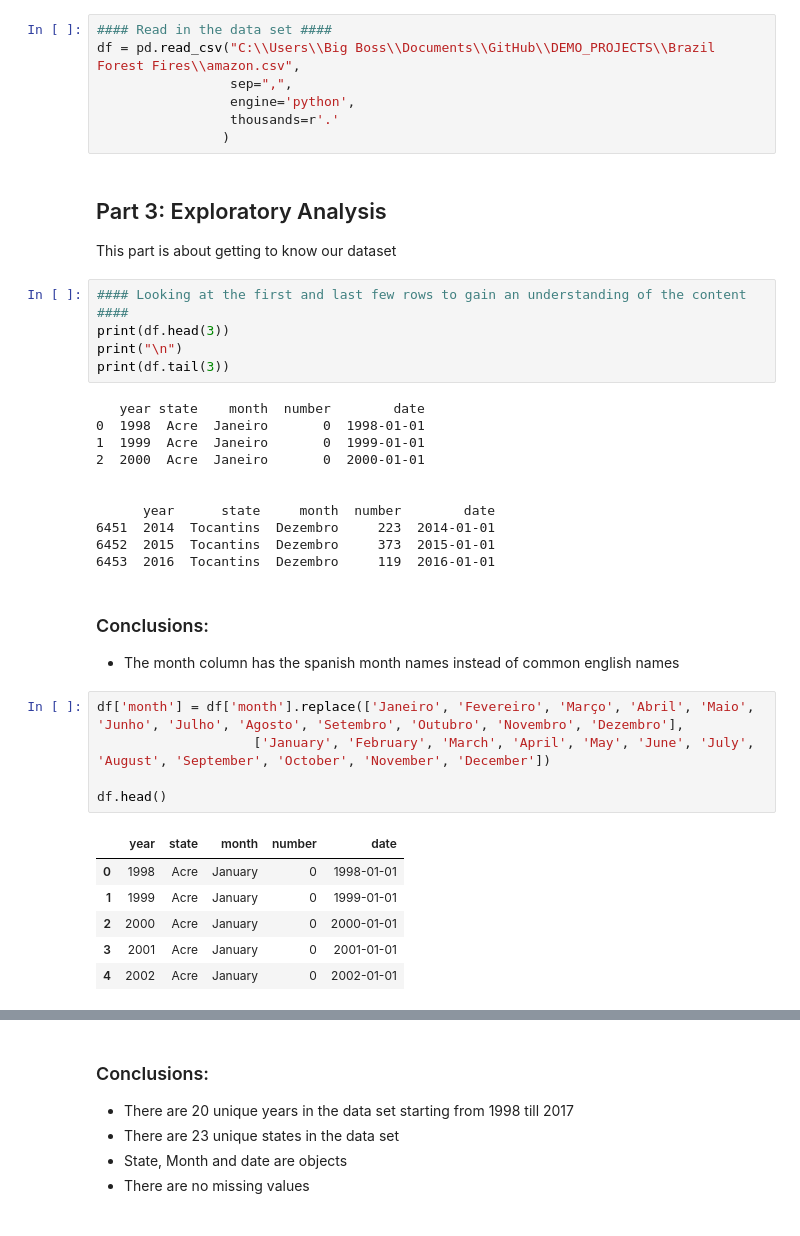
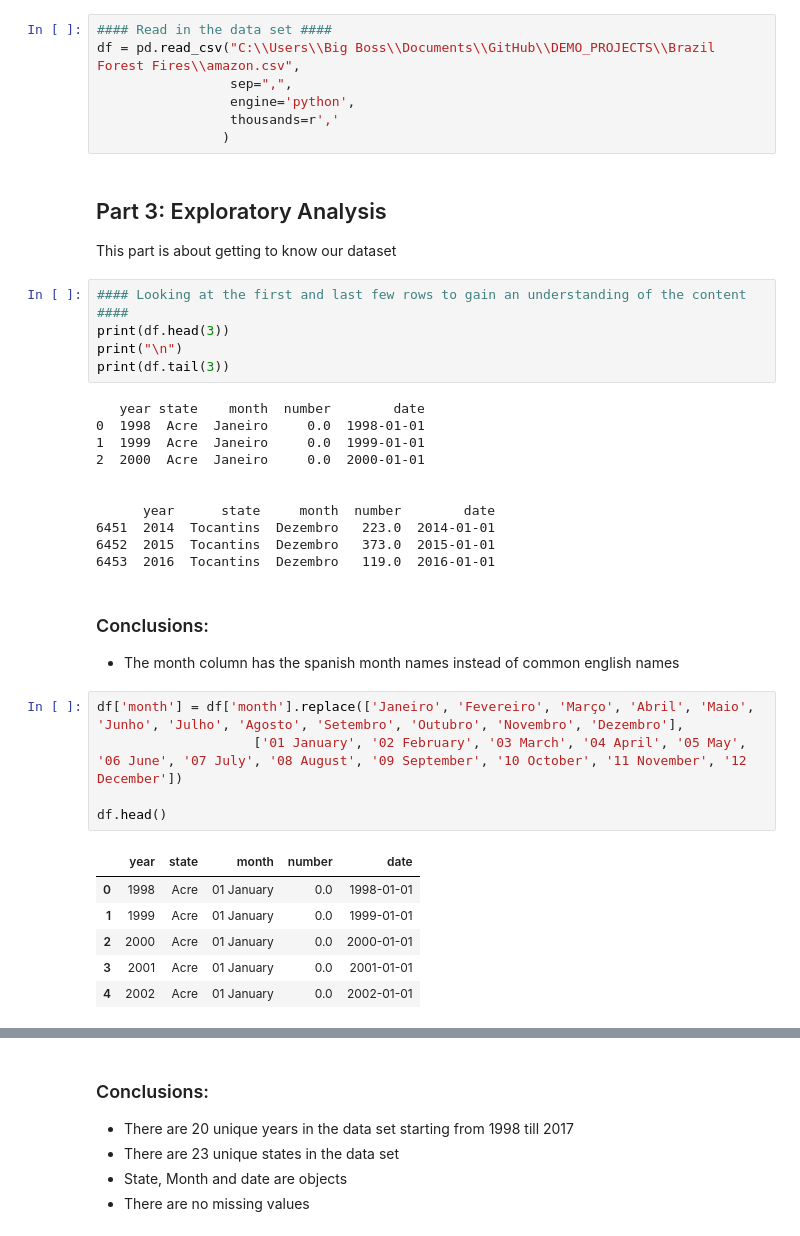
Before and after one commit to Bramvans/DEMO_PROJECTS, a Jupyter notebook: Brazil Forest Fires/Brazil Forest Fires Analysis.ipynb, the cells around one changed output, grey strips where cells are left out. Saved outputs shown, nothing was run; the diff lists cells and outputs as text.

```diff
--- a/Brazil Forest Fires/Brazil Forest Fires Analysis.ipynb
+++ b/Brazil Forest Fires/Brazil Forest Fires Analysis.ipynb
@@ -42,7 +42,7 @@ alpha = 0.05
 df = pd.read_csv("C:\\Users\\Big Boss\\Documents\\GitHub\\DEMO_PROJECTS\\Brazil Forest Fires\\amazon.csv",
                  sep=",",
                  engine='python',
-                 thousands=r'.'
+                 thousands=r','
                 )
 # %% [markdown]
 ## Part 3: Exploratory Analysis
@@ -54,30 +54,30 @@ print("\n")
 print(df.tail(3))
 # %% [output]
    year state    month  number        date
-0  1998  Acre  Janeiro       0  1998-01-01
-1  1999  Acre  Janeiro       0  1999-01-01
-2  2000  Acre  Janeiro       0  2000-01-01
+0  1998  Acre  Janeiro     0.0  1998-01-01
+1  1999  Acre  Janeiro     0.0  1999-01-01
+2  2000  Acre  Janeiro     0.0  2000-01-01
 
 
       year      state     month  number        date
-6451  2014  Tocantins  Dezembro     223  2014-01-01
-6452  2015  Tocantins  Dezembro     373  2015-01-01
-6453  2016  Tocantins  Dezembro     119  2016-01-01
+6451  2014  Tocantins  Dezembro   223.0  2014-01-01
+6452  2015  Tocantins  Dezembro   373.0  2015-01-01
+6453  2016  Tocantins  Dezembro   119.0  2016-01-01
 # %% [markdown]
 ### Conclusions:
 - The month column has the spanish month names instead of common english names
 # %%
 df['month'] = df['month'].replace(['Janeiro', 'Fevereiro', 'Março', 'Abril', 'Maio', 'Junho', 'Julho', 'Agosto', 'Setembro', 'Outubro', 'Novembro', 'Dezembro'],
-                    ['January', 'February', 'March', 'April', 'May', 'June', 'July', 'August', 'September', 'October', 'November', 'December'])
+                    ['01 January', '02 February', '03 March', '04 April', '05 May', '06 June', '07 July', '08 August', '09 September', '10 October', '11 November', '12 December'])
 
 df.head()
 # %% [output]
 |  | year | state | month | number | date |
-| 0 | 1998 | Acre | January | 0 | 1998-01-01 |
-| 1 | 1999 | Acre | January | 0 | 1999-01-01 |
-| 2 | 2000 | Acre | January | 0 | 2000-01-01 |
-| 3 | 2001 | Acre | January | 0 | 2001-01-01 |
-| 4 | 2002 | Acre | January | 0 | 2002-01-01 |
+| 0 | 1998 | Acre | 01 January | 0.0 | 1998-01-01 |
+| 1 | 1999 | Acre | 01 January | 0.0 | 1999-01-01 |
+| 2 | 2000 | Acre | 01 January | 0.0 | 2000-01-01 |
+| 3 | 2001 | Acre | 01 January | 0.0 | 2001-01-01 |
+| 4 | 2002 | Acre | 01 January | 0.0 | 2002-01-01 |
 # %%
 ### Now we are going to be looking at the datatypes,shape and missing/unique for each column ####
 def resumetable(df):
```
Also changed, not shown: parts of 23 cells of this notebook.
